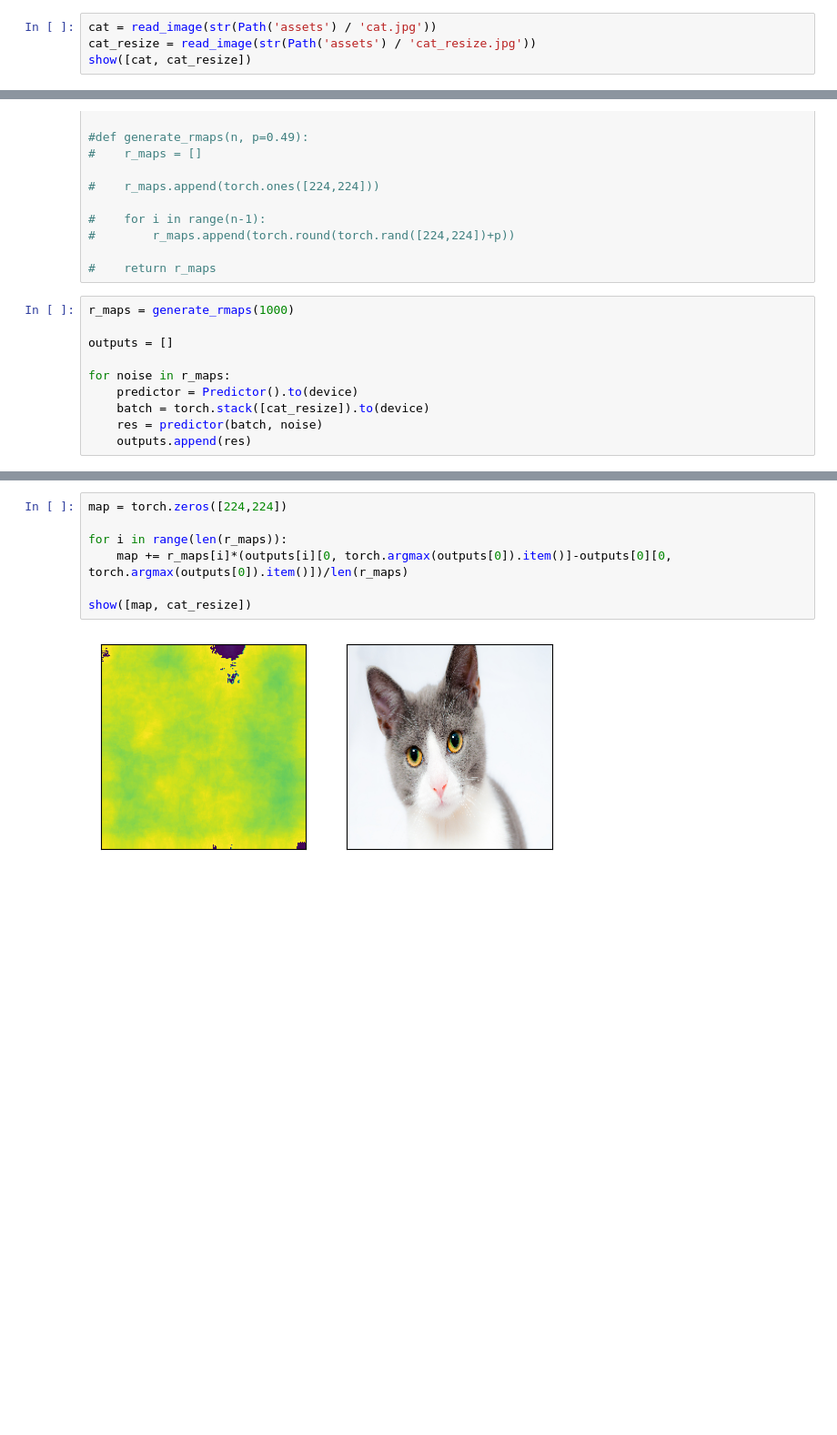
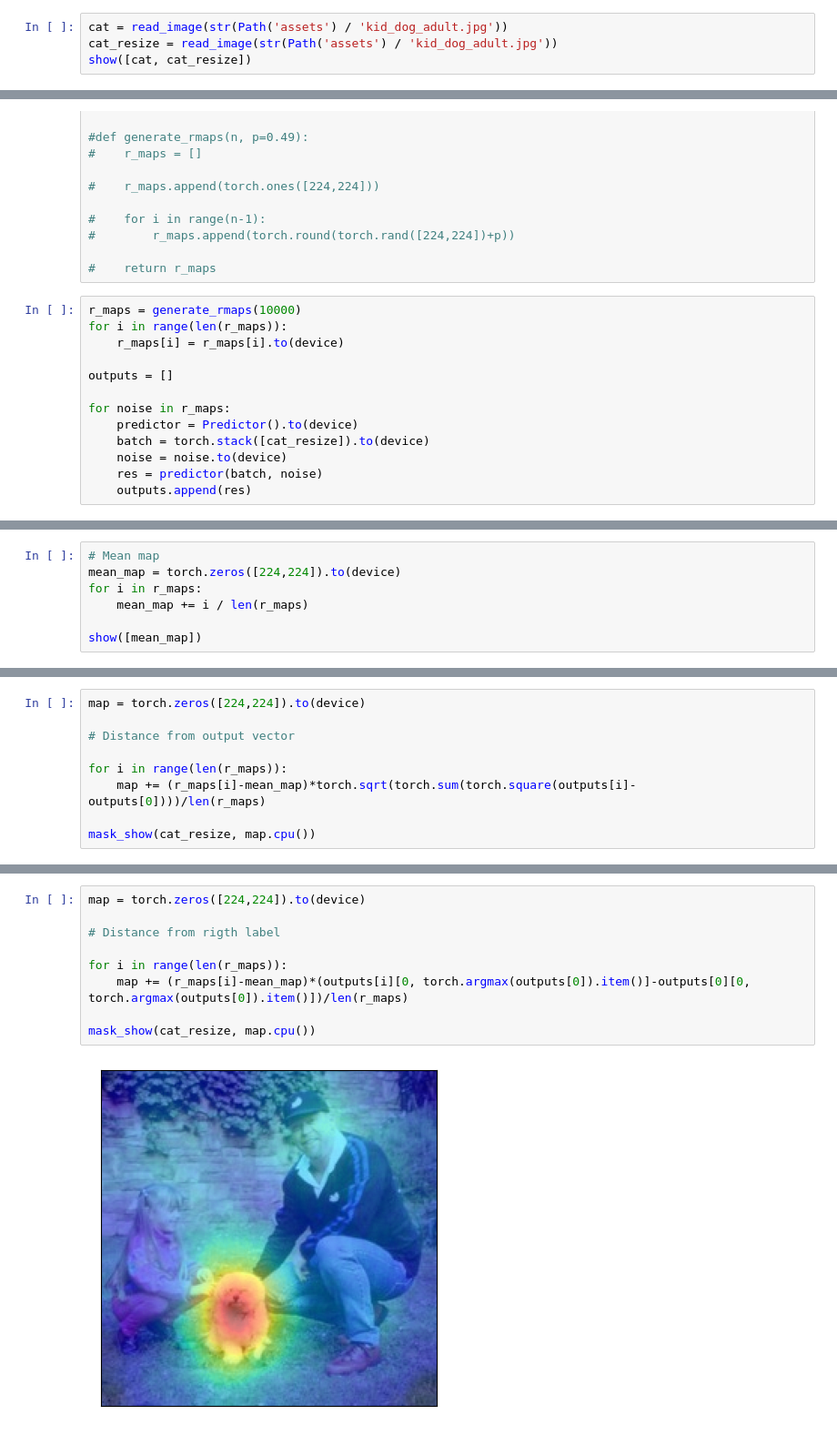
Before and after one commit to ma-ath/mcnna, a Jupyter notebook: experiment.ipynb, the cells around one changed output, grey strips where cells are left out. Shown at 91% size. Saved outputs shown, nothing was run; the diff lists cells and outputs as text; blank space fills up the shorter version.

```diff
--- a/experiment.ipynb
+++ b/experiment.ipynb
@@ -24,5 +33,5 @@ def show(imgs):
 # %%
-cat = read_image(str(Path('assets') / 'cat.jpg'))
-cat_resize = read_image(str(Path('assets') / 'cat_resize.jpg'))
+cat = read_image(str(Path('assets') / 'kid_dog_adult.jpg'))
+cat_resize = read_image(str(Path('assets') / 'kid_dog_adult.jpg'))
 show([cat, cat_resize])
 # %% [output]
@@ -115,12 +124,15 @@ def generate_rmaps(n):
 
 #    return r_maps
 # %%
-r_maps = generate_rmaps(1000)
+r_maps = generate_rmaps(10000)
+for i in range(len(r_maps)):
+    r_maps[i] = r_maps[i].to(device)
 
 outputs = []
 
 for noise in r_maps:
     predictor = Predictor().to(device)
     batch = torch.stack([cat_resize]).to(device)
+    noise = noise.to(device)
     res = predictor(batch, noise)
     outputs.append(res)
@@ -130,0 +143,7 @@ show([torch.tensor(cat_resize*r_maps[5], dtype=torch.uint8)])
+# %%
+# Mean map
+mean_map = torch.zeros([224,224]).to(device)
+for i in r_maps:
+    mean_map += i / len(r_maps)
+
+show([mean_map])
@@ -130,0 +152,9 @@ show([torch.tensor(cat_resize*r_maps[5], dtype=torch.uint8)])
+# %%
+map = torch.zeros([224,224]).to(device)
+
+# Distance from output vector
+
+for i in range(len(r_maps)):
+    map += (r_maps[i]-mean_map)*torch.sqrt(torch.sum(torch.square(outputs[i]-outputs[0])))/len(r_maps)
+
+mask_show(cat_resize, map.cpu())
@@ -131,10 +163,12 @@ show([torch.tensor(cat_resize*r_maps[5], dtype=torch.uint8)])
 # %%
-map = torch.zeros([224,224])
+map = torch.zeros([224,224]).to(device)
+
+# Distance from rigth label
 
 for i in range(len(r_maps)):
-    map += r_maps[i]*(outputs[i][0, torch.argmax(outputs[0]).item()]-outputs[0][0, torch.argmax(outputs[0]).item()])/len(r_maps)
+    map += (r_maps[i]-mean_map)*(outputs[i][0, torch.argmax(outputs[0]).item()]-outputs[0][0, torch.argmax(outputs[0]).item()])/len(r_maps)
 
-show([map, cat_resize])
+mask_show(cat_resize, map.cpu())
 # %% [output]
-[figure, old version]
+[figure, new version]
 # %%
```
Also changed, not shown: parts of 13 cells of this notebook, 5 other files.
